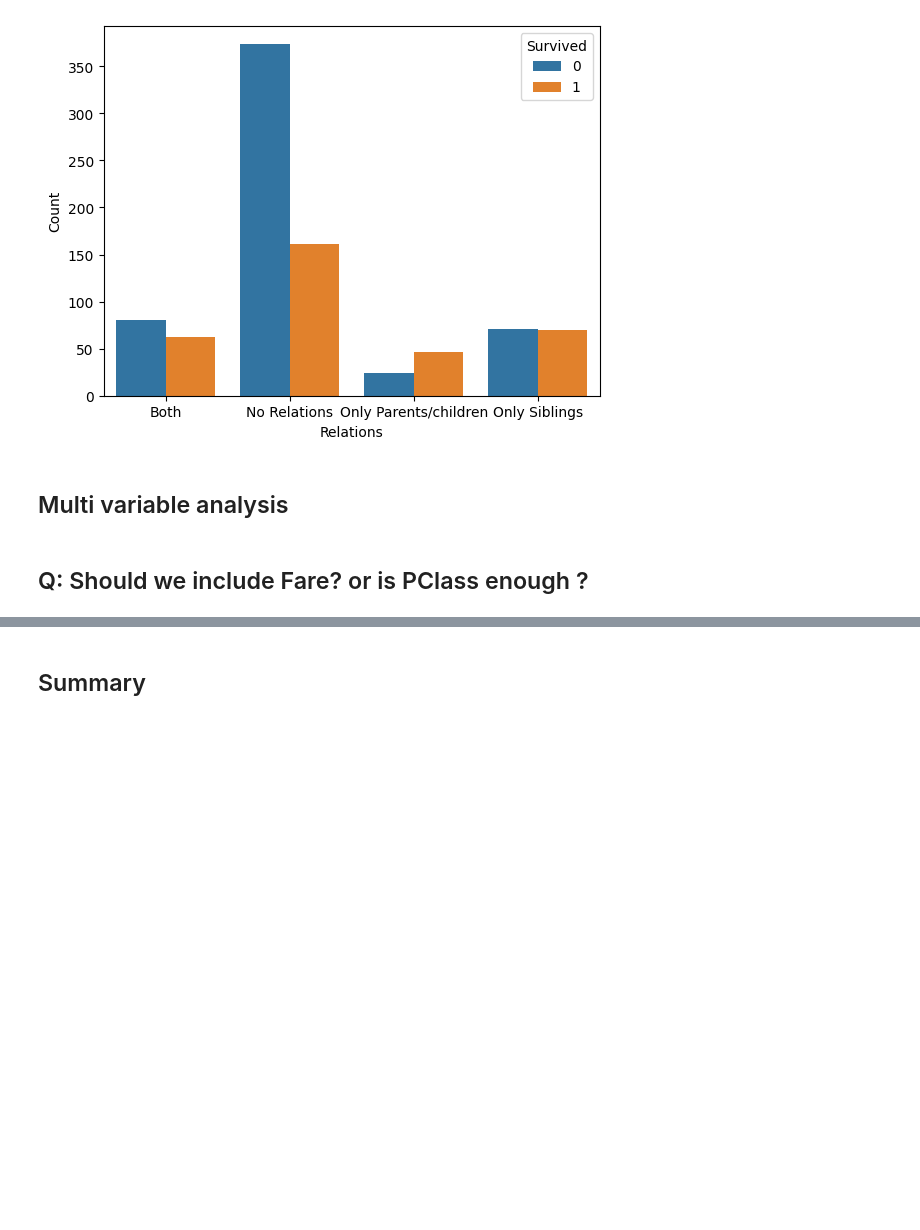
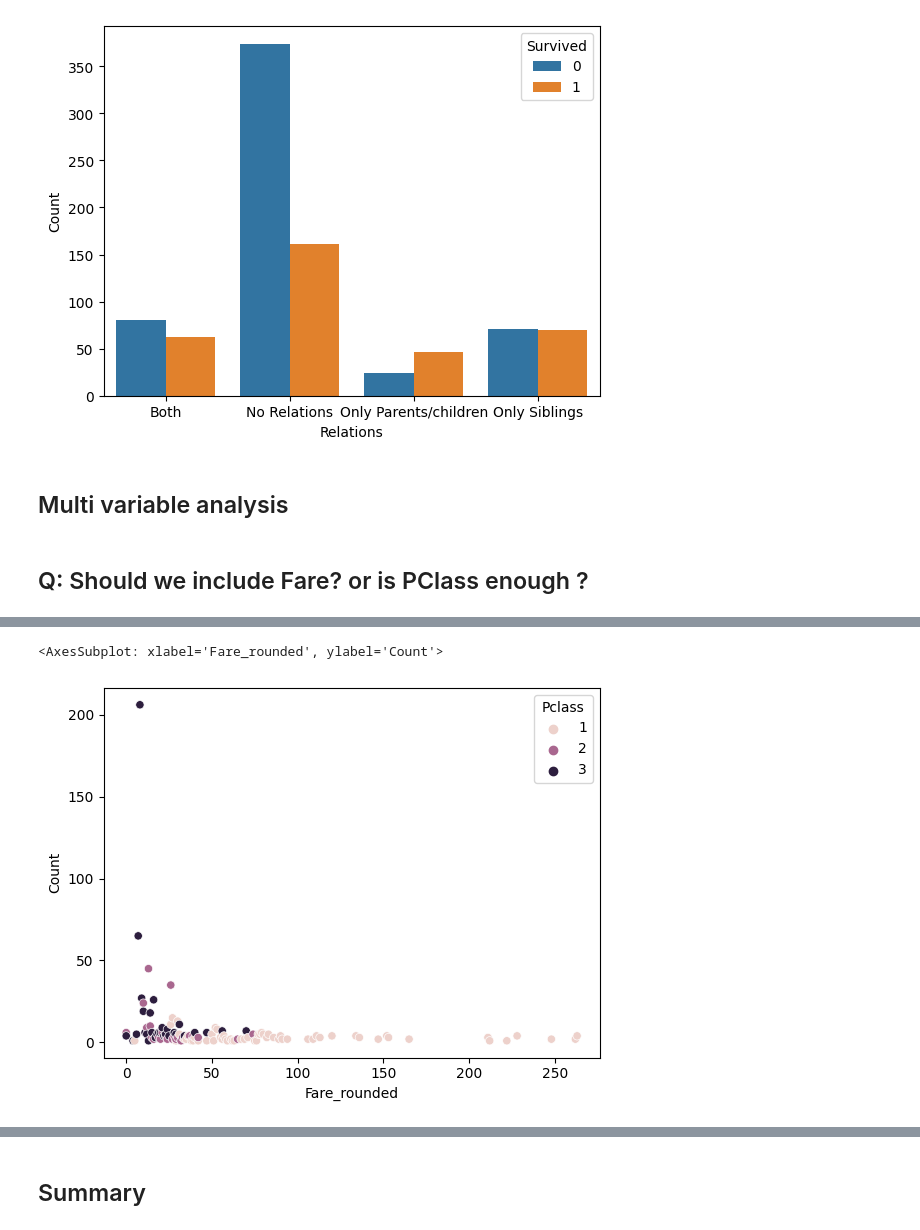
Before and after one commit to Hasitha199310/Titanic, a Jupyter notebook: Titanic Data Analysis.ipynb, the cells around one changed output, grey strips where cells are left out. Saved outputs shown, nothing was run; the diff lists cells and outputs as text; code cells hidden in the pictures; blank space fills up the shorter version.

```diff
--- a/Titanic Data Analysis.ipynb
+++ b/Titanic Data Analysis.ipynb
@@ -322,0 +355,3 @@ sns.displot(train, x='Fare',hue = 'Pclass', kind='kde', fill=True)
+# %%
+#create chart in each subplot
+train_Fare = train.groupby(['Fare_rounded','Pclass']).size().reset_index(name = 'Count')
@@ -322,0 +374,5 @@ sns.displot(train, x='Fare',hue = 'Pclass', kind='kde', fill=True)
+# %%
+sns.scatterplot(train_Fare, x='Fare_rounded',y ='Count',hue = 'Pclass')
+# %% [output]
+<AxesSubplot: xlabel='Fare_rounded', ylabel='Count'>
+[figure, added]
```
Also changed, not shown: parts of 15 cells of this notebook, 5 other files.
